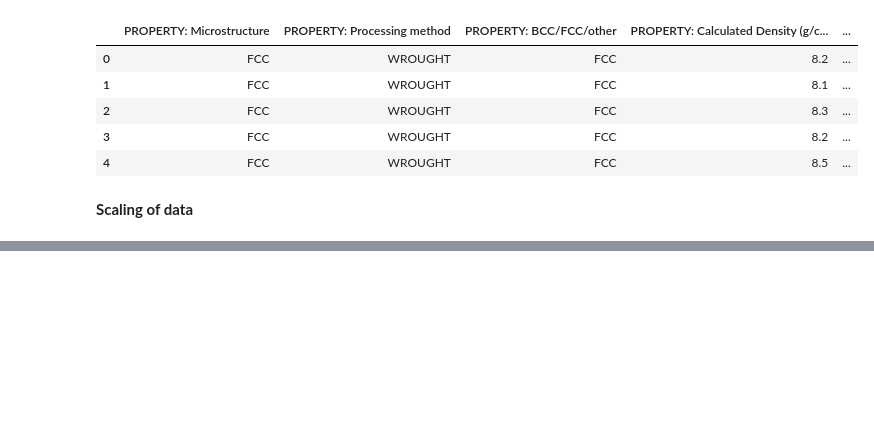
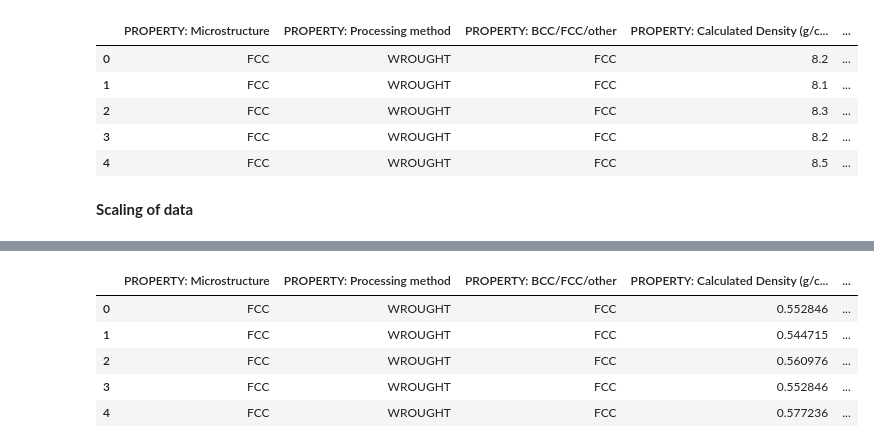
Before and after one commit to DarshanGoodGuy/IITISOC25, a Jupyter notebook: Model.ipynb, the cells around one changed output, grey strips where cells are left out. Drawn from its saved outputs; the diff is of its cells as text; code cells hidden in the pictures; blank space fills up the shorter version.

```diff
--- a/Model.ipynb
+++ b/Model.ipynb
@@ -143,0 +154,9 @@ ValueError: could not convert string to float: 'FCC'
+# %%
+y_scaled.head()
+# %% [output]
+|  | PROPERTY: Microstructure | PROPERTY: Processing method | PROPERTY: BCC/FCC/other | PROPERTY: Calculated Density (g/c... | ... |
+| 0 | FCC | WROUGHT | FCC | 0.552846 | ... |
+| 1 | FCC | WROUGHT | FCC | 0.544715 | ... |
+| 2 | FCC | WROUGHT | FCC | 0.560976 | ... |
+| 3 | FCC | WROUGHT | FCC | 0.552846 | ... |
+| 4 | FCC | WROUGHT | FCC | 0.577236 | ... |
```
Also changed, not shown: parts of 2 cells of this notebook.
